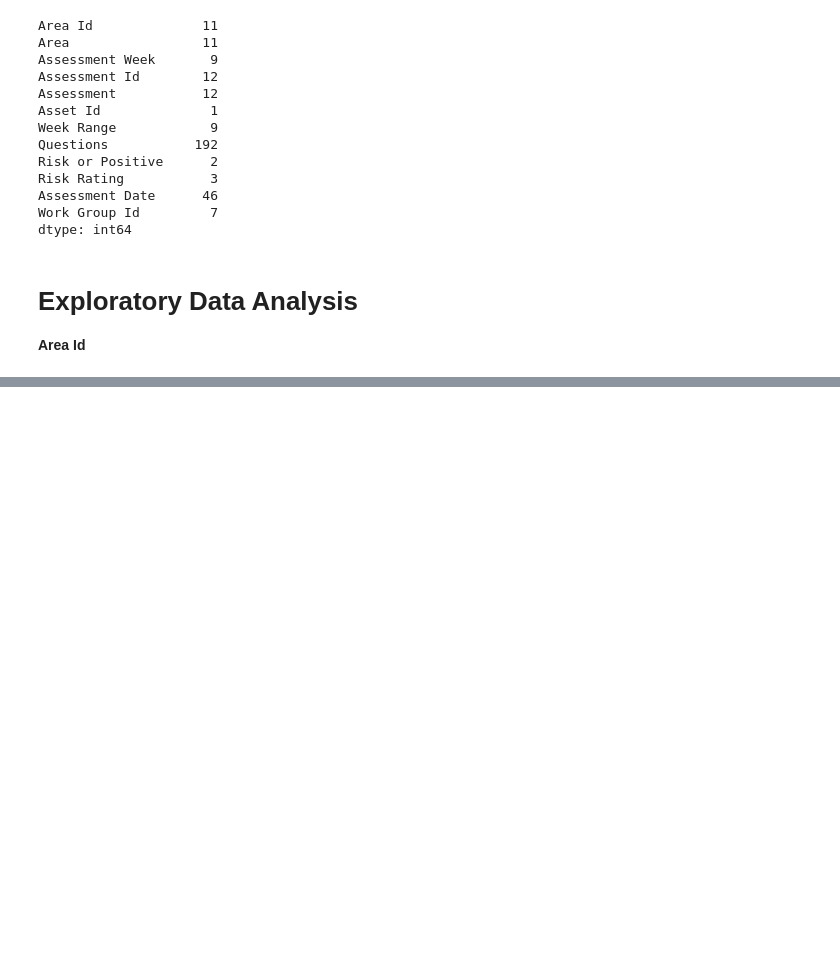
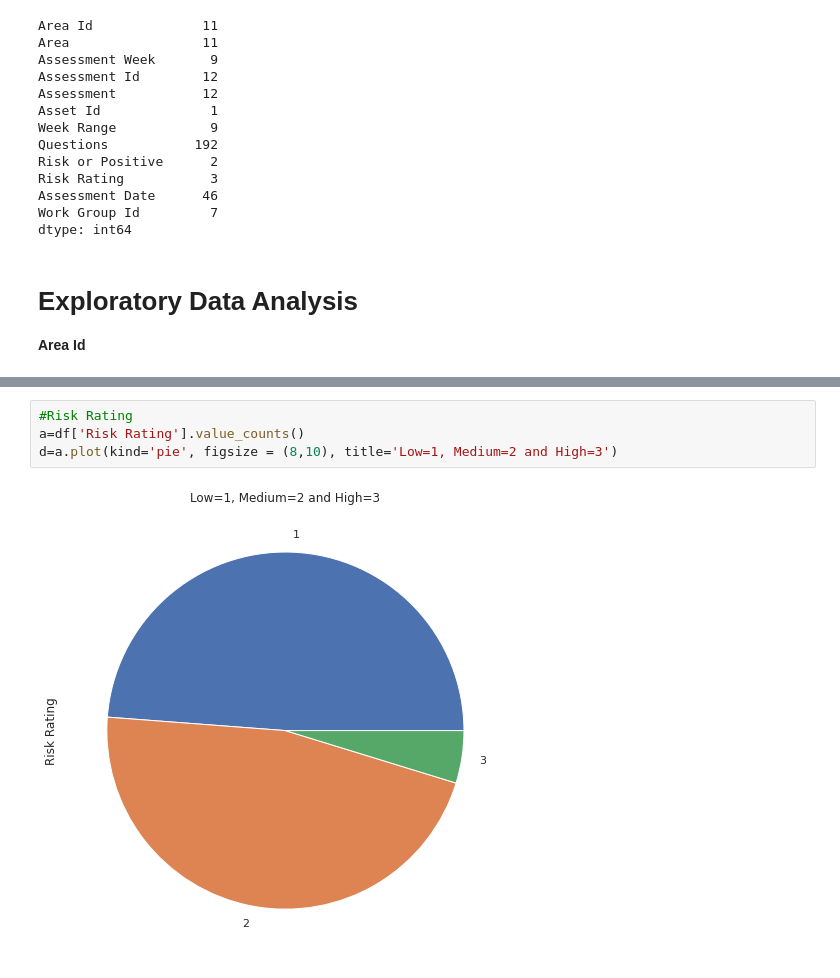
Before and after one commit to Ashik9576/NLP, a Jupyter notebook: Tekno_Assign.ipynb, the cells around one changed output, grey strips where cells are left out. Drawn from its saved outputs; the diff is of its cells as text; blank space fills up the shorter version.

```diff
--- a/Tekno_Assign.ipynb
+++ b/Tekno_Assign.ipynb
@@ -272,0 +287,6 @@ dtype: int64
+# %%
+#Risk Rating
+a=df['Risk Rating'].value_counts()
+d=a.plot(kind='pie', figsize = (8,10), title='Low=1, Medium=2 and High=3')
+# %% [output]
+[figure, added]
```
Also changed, not shown: parts of 32 cells of this notebook.
